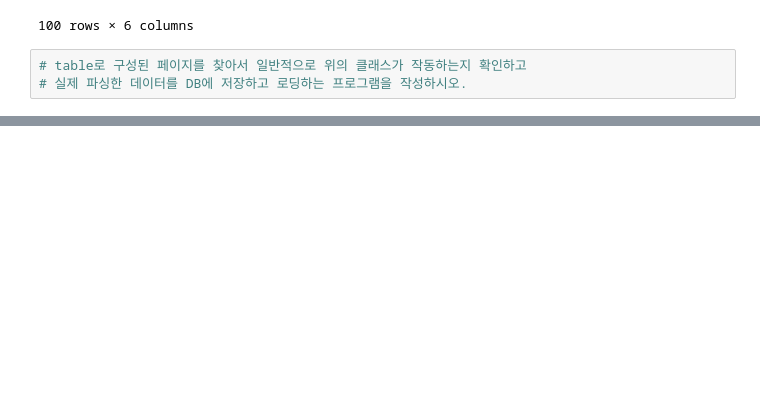
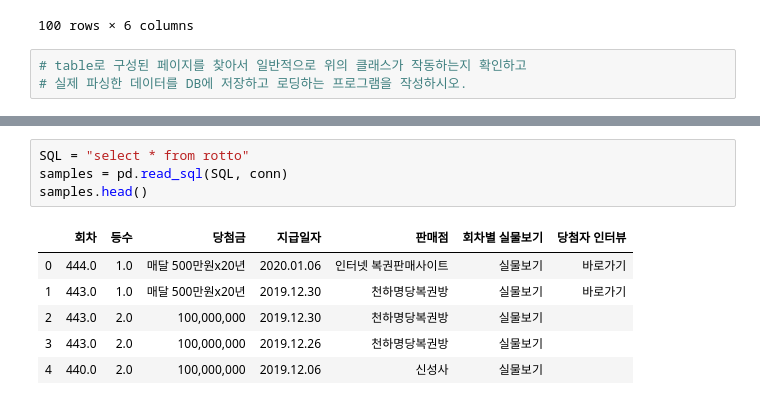
Before and after one commit to so-jeong0127/Python, a Jupyter notebook: jupyter/010.ipynb, the cells around one changed output, grey strips where cells are left out. Drawn from its saved outputs; the diff is of its cells as text; blank space fills up the shorter version.

```diff
--- a/jupyter/010.ipynb
+++ b/jupyter/010.ipynb
@@ -1190,0 +1255,11 @@ hp.parse_url(url)[2][1]
+# %%
+SQL = "select * from rotto"
+samples = pd.read_sql(SQL, conn)
+samples.head()
+# %% [output]
+|  | 회차 | 등수 | 당첨금 | 지급일자 | 판매점 | 회차별 실물보기 | 당첨자 인터뷰 |
+| 0 | 444.0 | 1.0 | 매달 500만원x20년 | 2020.01.06 | 인터넷 복권판매사이트 | 실물보기 | 바로가기 |
+| 1 | 443.0 | 1.0 | 매달 500만원x20년 | 2019.12.30 | 천하명당복권방 | 실물보기 | 바로가기 |
+| 2 | 443.0 | 2.0 | 100,000,000 | 2019.12.30 | 천하명당복권방 | 실물보기 |  |
+| 3 | 443.0 | 2.0 | 100,000,000 | 2019.12.26 | 천하명당복권방 | 실물보기 |  |
+| 4 | 440.0 | 2.0 | 100,000,000 | 2019.12.06 | 신성사 | 실물보기 |  |
```
Also changed, not shown: parts of 8 cells of this notebook, 5 other files.
